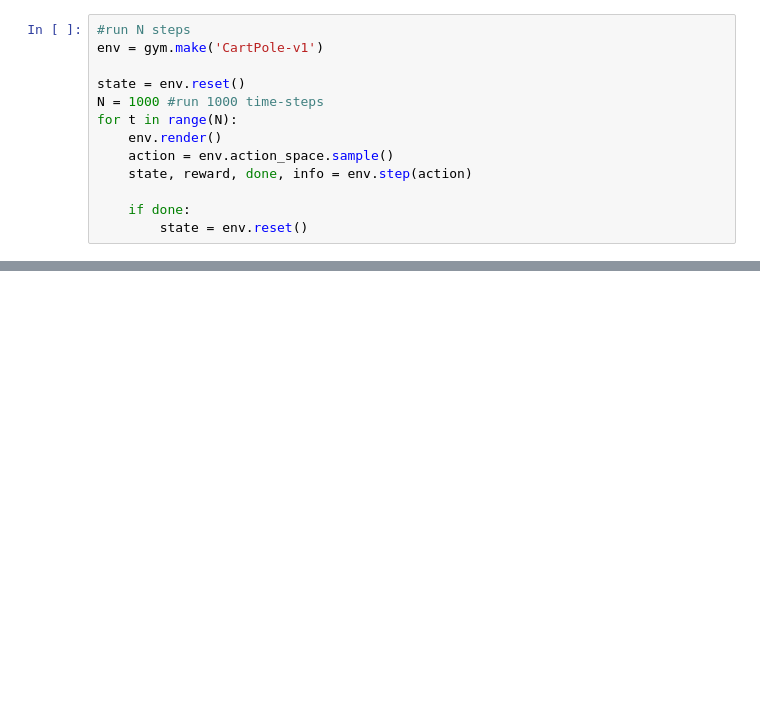
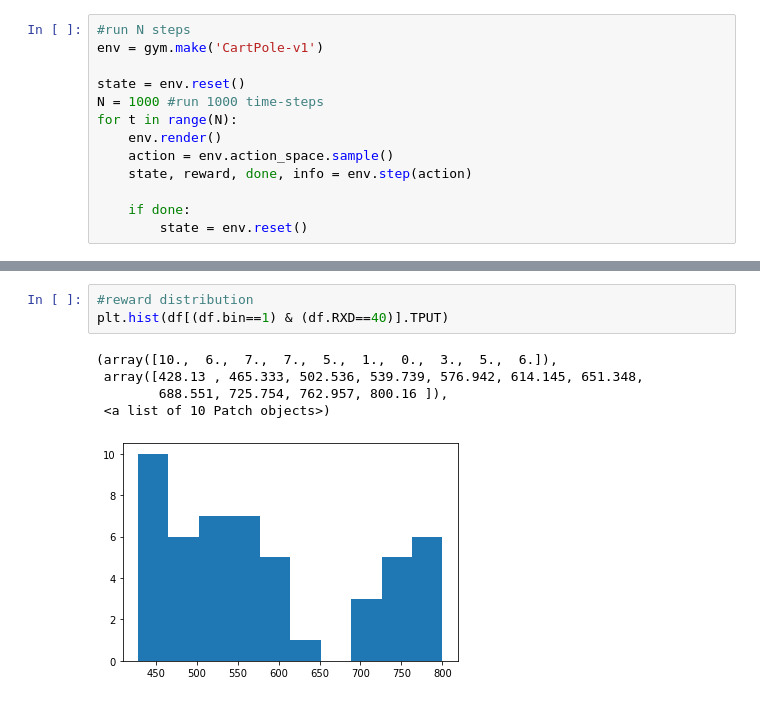
Before and after one commit to awadyn/nic-tuning-experiments, a Jupyter notebook: nbs/Reinforcement Learning - Multi-armed Bandits.ipynb, the cells around one changed output, grey strips where cells are left out. Drawn from its saved outputs; the diff is of its cells as text; blank space fills up the shorter version.

```diff
--- a/nbs/Reinforcement Learning - Multi-armed Bandits.ipynb
+++ b/nbs/Reinforcement Learning - Multi-armed Bandits.ipynb
@@ -665,0 +784,9 @@ for t in range(N):
+# %%
+#reward distribution
+plt.hist(df[(df.bin==1) & (df.RXD==40)].TPUT)
+# %% [output]
+(array([10.,  6.,  7.,  7.,  5.,  1.,  0.,  3.,  5.,  6.]),
+ array([428.13 , 465.333, 502.536, 539.739, 576.942, 614.145, 651.348,
+        688.551, 725.754, 762.957, 800.16 ]),
+ <a list of 10 Patch objects>)
+[figure, added]
```
Also changed, not shown: parts of 21 cells of this notebook.
